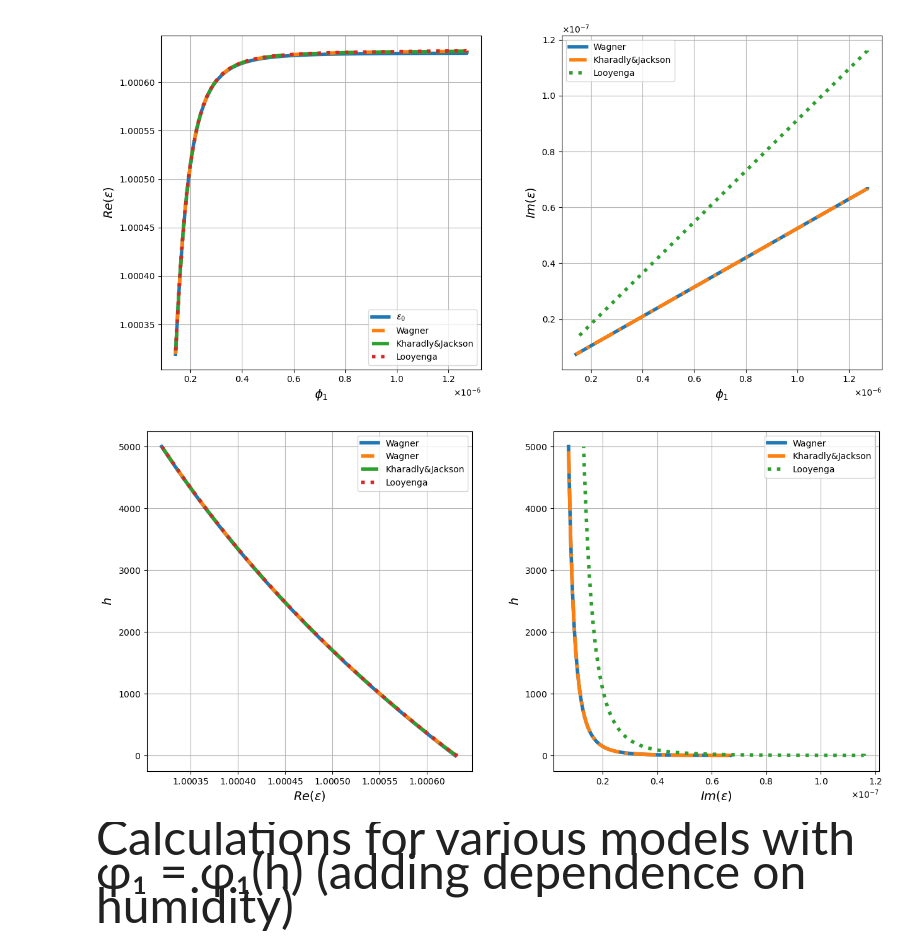
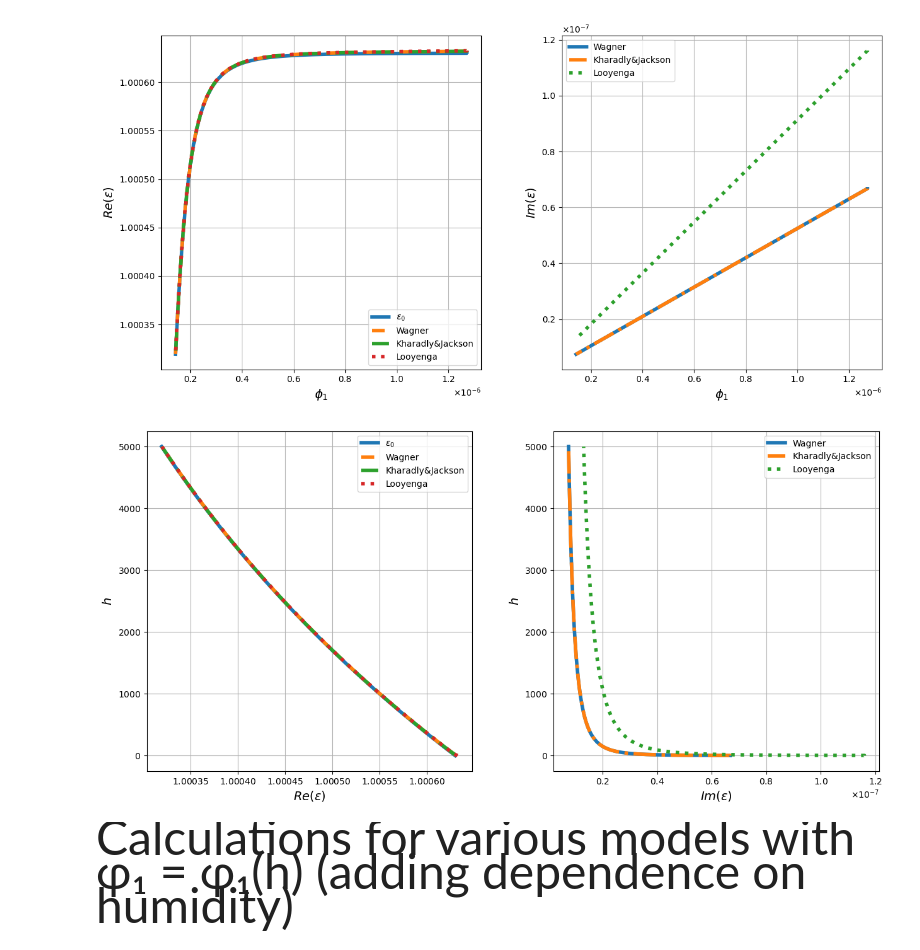
Before and after one commit to Margo-10/pe_radiowaves, a Jupyter notebook: pe_radiowaves.ipynb, the cells around one changed output. Cells and saved outputs as stored; diff of their text form; code cells hidden in the pictures.

```diff
--- a/pe_radiowaves.ipynb
+++ b/pe_radiowaves.ipynb
@@ -220,31 +220,31 @@ plt.show()
 # %%
 fig, axs = plt.subplots(1, 2, figsize=(15, 7), gridspec_kw={'wspace': 0.25} )
 #fig.suptitle('Добавление влажности ($H = {} \% $)'.format(Humidity*100))
 
-axs[0].plot(eps_0, h,  label='Wagner', linewidth='4', linestyle='-')
+axs[0].plot(eps_0, h,  label='$ε_0$', linewidth='4', linestyle='-')
 axs[0].plot(eps_w_real,h,  label='Wagner', linewidth='4', linestyle='--')
 axs[0].plot(eps_kj_real,h, label='Kharadly&Jackson', linewidth='4',  linestyle='-.')
 axs[0].plot(eps_l_real,h,  label='Looyenga', linewidth='4', linestyle=':')
 axs[0].set_ylabel('$h$', fontsize=14)
 axs[0].set_xlabel('$Re(ε)$', fontsize=14) #, labelpad=18)
 #axs[0].set_title('Стандартная рефракция без пыли')
 axs[0].ticklabel_format(style='scientific', axis='Both', useMathText=True, useOffset=False)
 axs[0].grid(True)
 axs[0].legend()
 
 axs[1].plot(eps_w_complex,h,  label='Wagner', linewidth='4', linestyle='-')
 axs[1].plot(eps_kj_complex,h,  label='Kharadly&Jackson', linewidth='4', linestyle='-.')
 axs[1].plot(eps_l_complex,h,  label='Looyenga', linewidth='4', linestyle=':')
 axs[1].set_xlabel('$Im(ε)$', fontsize=14) #, labelpad=18)
 axs[1].set_ylabel('$h$', fontsize=14)
 # axs[1].set_title()
 axs[1].ticklabel_format(style='scientific', axis='Both', useMathText=True, useOffset=False)
 axs[1].grid(True)
 axs[1].legend()
 
 plt.show()
 # %% [output]
-[figure, old version]
+[figure, new version]
 # %% [markdown]
 
 <span style="font-size: 48px;">Calculations for various models with φ₁ = φ₁(h) (adding dependence on humidity)</span>
```
Also changed, not shown: parts of 10 cells of this notebook.
